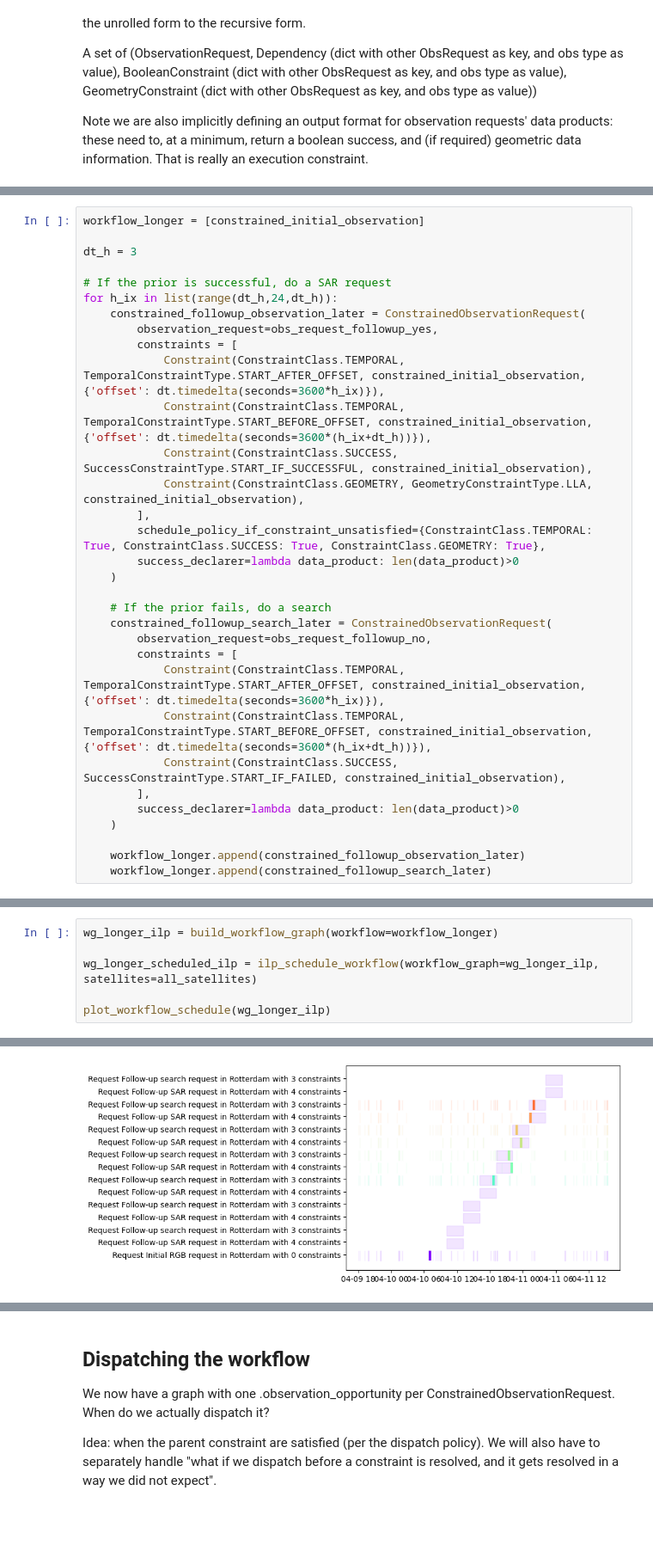
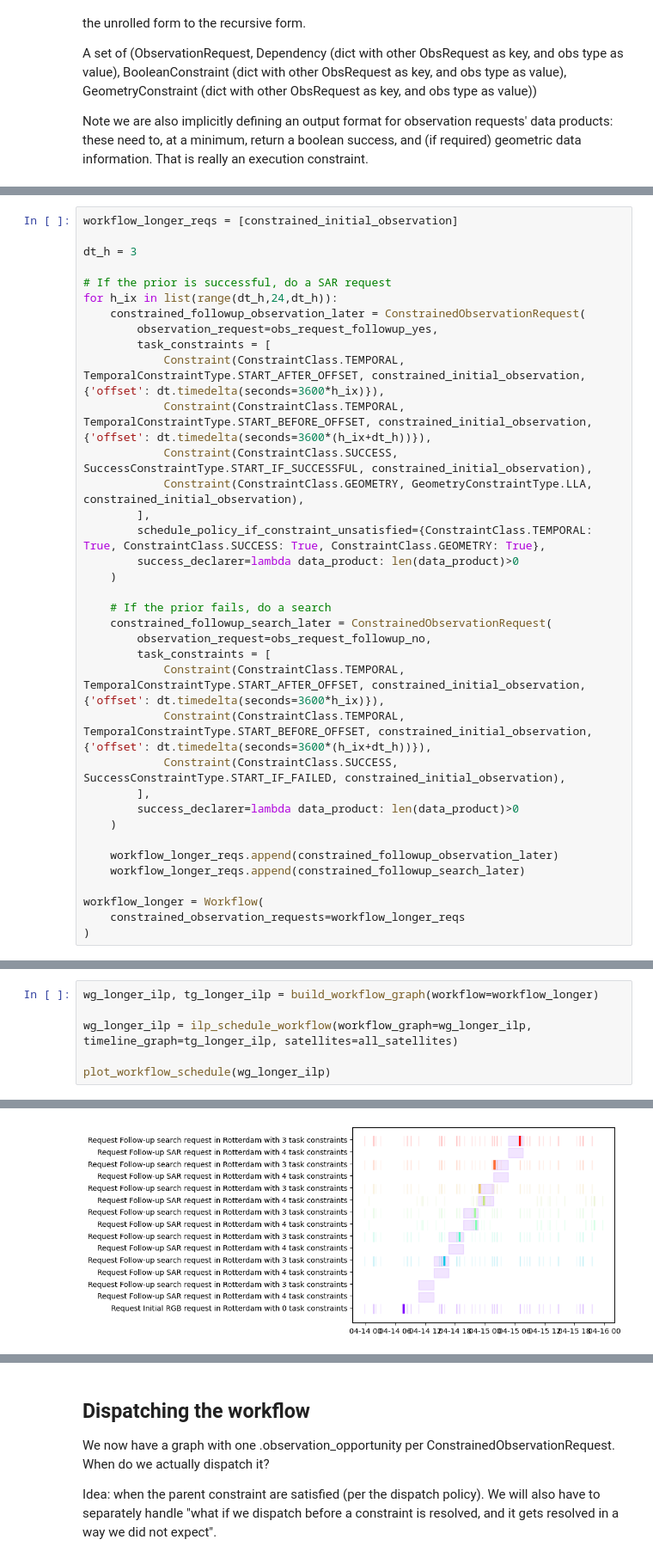
Before and after one commit to seakers/federated-scheduling, a Jupyter notebook: FAME-msa-graph_workflow.ipynb, the cells around one changed output, grey strips where cells are left out. Shown at 86% size. Cells and saved outputs as stored; diff of their text form; blank space fills up the shorter version.

```diff
--- a/FAME-msa-graph_workflow.ipynb
+++ b/FAME-msa-graph_workflow.ipynb
@@ -471,5 +492,5 @@ workflow = [
 # %%
-workflow_longer = [constrained_initial_observation]
+workflow_longer_reqs = [constrained_initial_observation]
 
 dt_h = 3
 
@@ -477,7 +498,7 @@ dt_h = 3
 for h_ix in list(range(dt_h,24,dt_h)):
     constrained_followup_observation_later = ConstrainedObservationRequest(
         observation_request=obs_request_followup_yes,
-        constraints = [
+        task_constraints = [
             Constraint(ConstraintClass.TEMPORAL, TemporalConstraintType.START_AFTER_OFFSET, constrained_initial_observation, {'offset': dt.timedelta(seconds=3600*h_ix)}),
             Constraint(ConstraintClass.TEMPORAL, TemporalConstraintType.START_BEFORE_OFFSET, constrained_initial_observation, {'offset': dt.timedelta(seconds=3600*(h_ix+dt_h))}),
             Constraint(ConstraintClass.SUCCESS, SuccessConstraintType.START_IF_SUCCESSFUL, constrained_initial_observation),
@@ -490,7 +511,7 @@ for h_ix in list(range(dt_h,24,dt_h)):
     # If the prior fails, do a search
     constrained_followup_search_later = ConstrainedObservationRequest(
         observation_request=obs_request_followup_no,
-        constraints = [
+        task_constraints = [
             Constraint(ConstraintClass.TEMPORAL, TemporalConstraintType.START_AFTER_OFFSET, constrained_initial_observation, {'offset': dt.timedelta(seconds=3600*h_ix)}),
             Constraint(ConstraintClass.TEMPORAL, TemporalConstraintType.START_BEFORE_OFFSET, constrained_initial_observation, {'offset': dt.timedelta(seconds=3600*(h_ix+dt_h))}),
             Constraint(ConstraintClass.SUCCESS, SuccessConstraintType.START_IF_FAILED, constrained_initial_observation),
@@ -498,6 +519,10 @@ for h_ix in list(range(dt_h,24,dt_h)):
         success_declarer=lambda data_product: len(data_product)>0
     )
 
-    workflow_longer.append(constrained_followup_observation_later)
-    workflow_longer.append(constrained_followup_search_later)
+    workflow_longer_reqs.append(constrained_followup_observation_later)
+    workflow_longer_reqs.append(constrained_followup_search_later)
+
+workflow_longer = Workflow(
+    constrained_observation_requests=workflow_longer_reqs
+)
 # %%
@@ -654,7 +682,7 @@ plot_workflow_schedule(wg_longer)
 # %%
-wg_longer_ilp = build_workflow_graph(workflow=workflow_longer)
+wg_longer_ilp, tg_longer_ilp = build_workflow_graph(workflow=workflow_longer)
 
-wg_longer_scheduled_ilp = ilp_schedule_workflow(workflow_graph=wg_longer_ilp, satellites=all_satellites)
+wg_longer_ilp = ilp_schedule_workflow(workflow_graph=wg_longer_ilp, timeline_graph=tg_longer_ilp, satellites=all_satellites)
 
 plot_workflow_schedule(wg_longer_ilp)
 # %% [output]
@@ -677,3 +705,3 @@ Problem solved in 965 iterations
 Problem solved in 1 branch-and-bound nodes
-[figure, old version]
+[figure, new version]
 # %%
```
Also changed, not shown: parts of 20 cells of this notebook, 4 other files.
